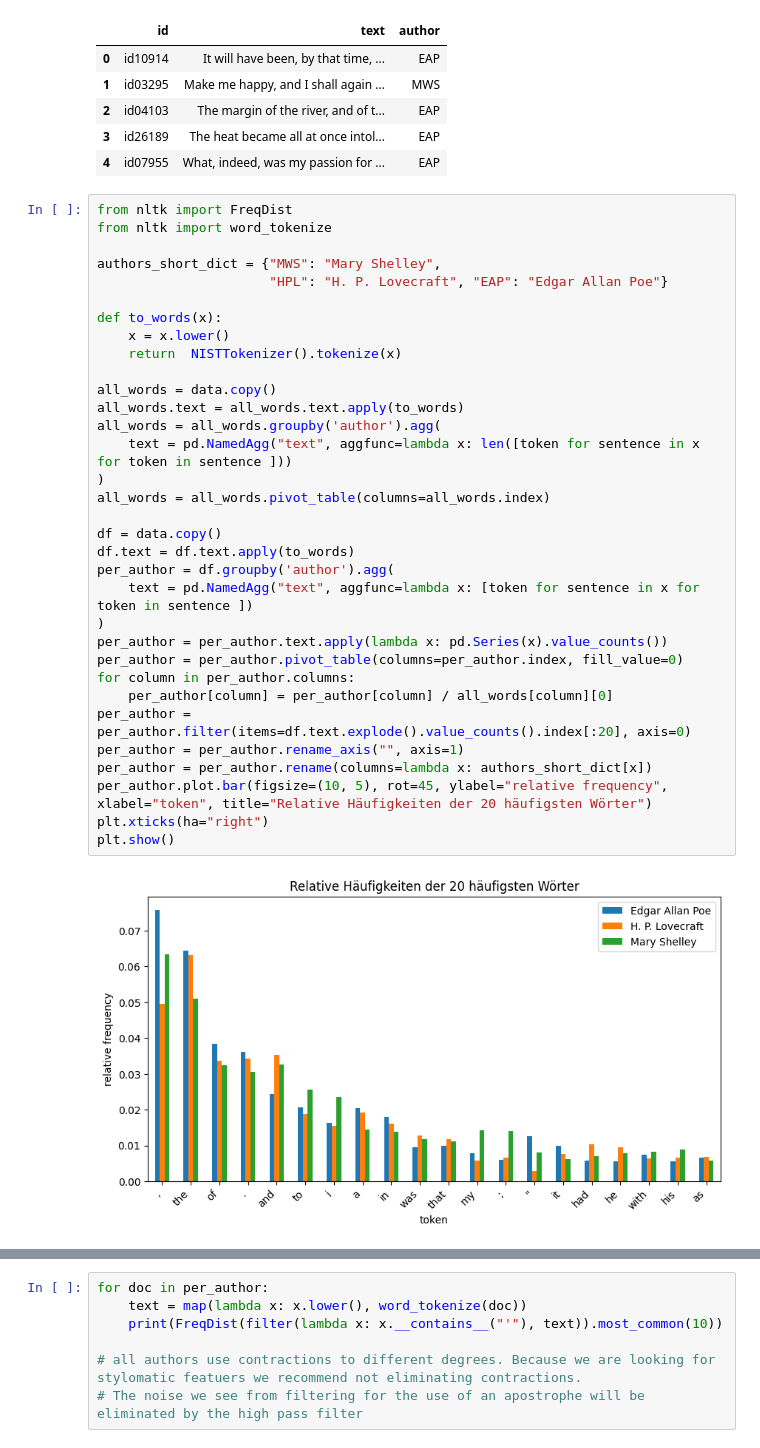
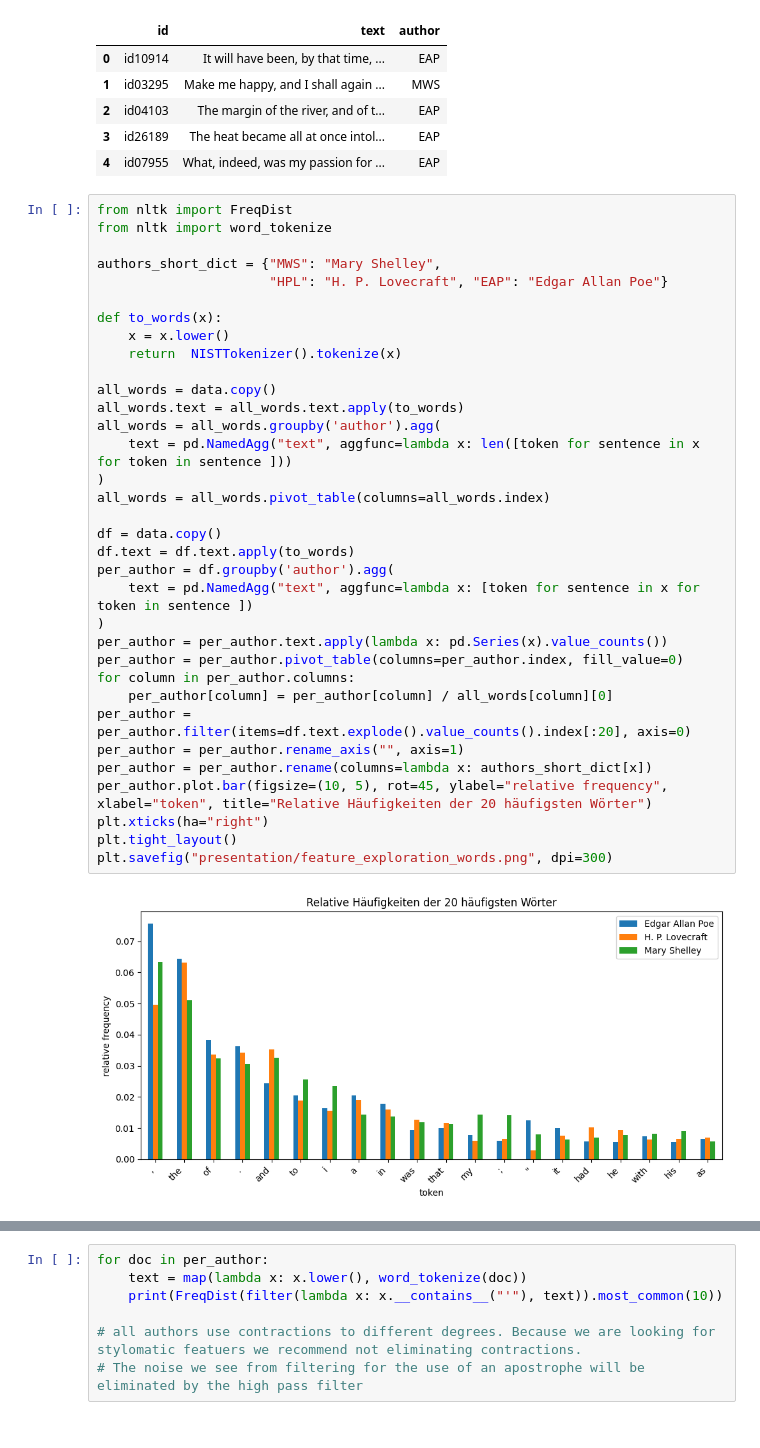
Before and after one commit to kobutri/pg_knowledge_discovery_ml, a Jupyter notebook: feature_exploration.ipynb, the cells around one changed output, grey strips where cells are left out. Cells and saved outputs as stored; diff of their text form.

Commit message:
update presentation graphics

```diff
--- a/feature_exploration.ipynb
+++ b/feature_exploration.ipynb
@@ -23,35 +23,36 @@ from nltk import word_tokenize
 
 authors_short_dict = {"MWS": "Mary Shelley",
                       "HPL": "H. P. Lovecraft", "EAP": "Edgar Allan Poe"}
 
 def to_words(x):
     x = x.lower()
     return  NISTTokenizer().tokenize(x)
 
 all_words = data.copy()
 all_words.text = all_words.text.apply(to_words)
 all_words = all_words.groupby('author').agg(
     text = pd.NamedAgg("text", aggfunc=lambda x: len([token for sentence in x for token in sentence ]))
 )
 all_words = all_words.pivot_table(columns=all_words.index)
 
 df = data.copy()
 df.text = df.text.apply(to_words)
 per_author = df.groupby('author').agg(
     text = pd.NamedAgg("text", aggfunc=lambda x: [token for sentence in x for token in sentence ])
 )
 per_author = per_author.text.apply(lambda x: pd.Series(x).value_counts())
 per_author = per_author.pivot_table(columns=per_author.index, fill_value=0)
 for column in per_author.columns:
     per_author[column] = per_author[column] / all_words[column][0]
 per_author = per_author.filter(items=df.text.explode().value_counts().index[:20], axis=0)
 per_author = per_author.rename_axis("", axis=1)
 per_author = per_author.rename(columns=lambda x: authors_short_dict[x])
 per_author.plot.bar(figsize=(10, 5), rot=45, ylabel="relative frequency", xlabel="token", title="Relative Häufigkeiten der 20 häufigsten Wörter")
 plt.xticks(ha="right")
-plt.show()
+plt.tight_layout()
+plt.savefig("presentation/feature_exploration_words.png", dpi=300)
 # %% [output]
-[figure, old version]
+[figure, new version]
 # %%
 def is_diacritic(x):
     return not x.isascii()
```
Also changed, not shown: parts of 8 cells of this notebook, 13 other files.
